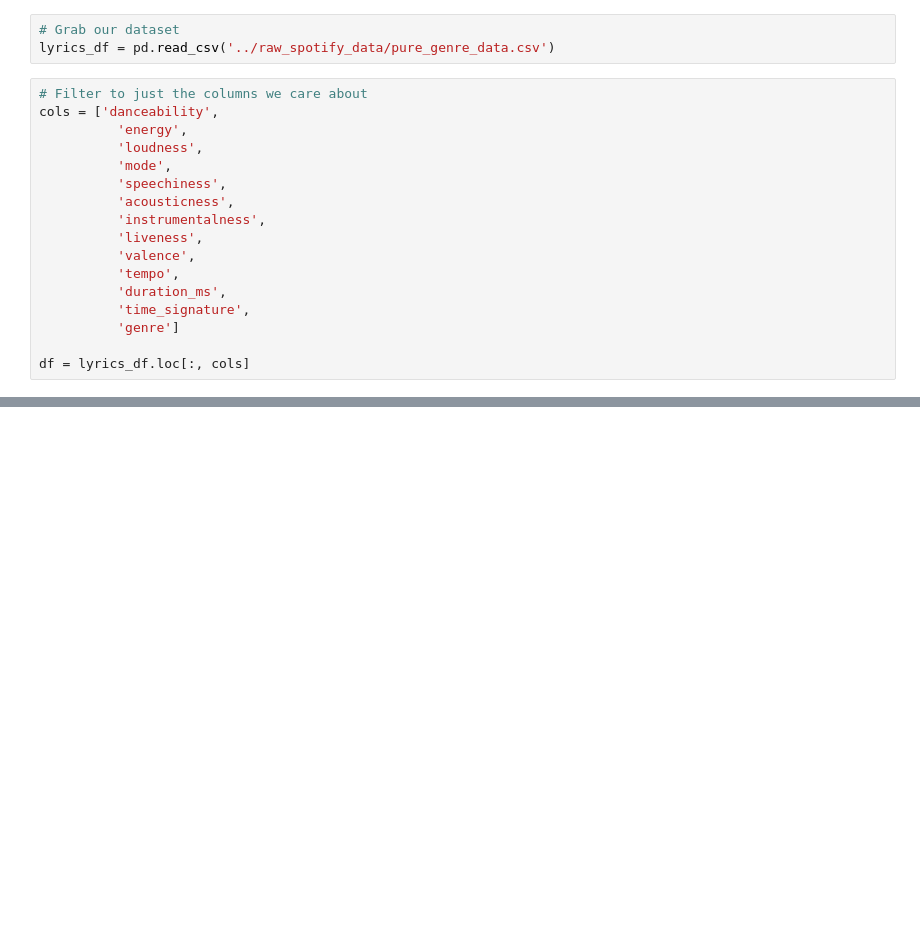
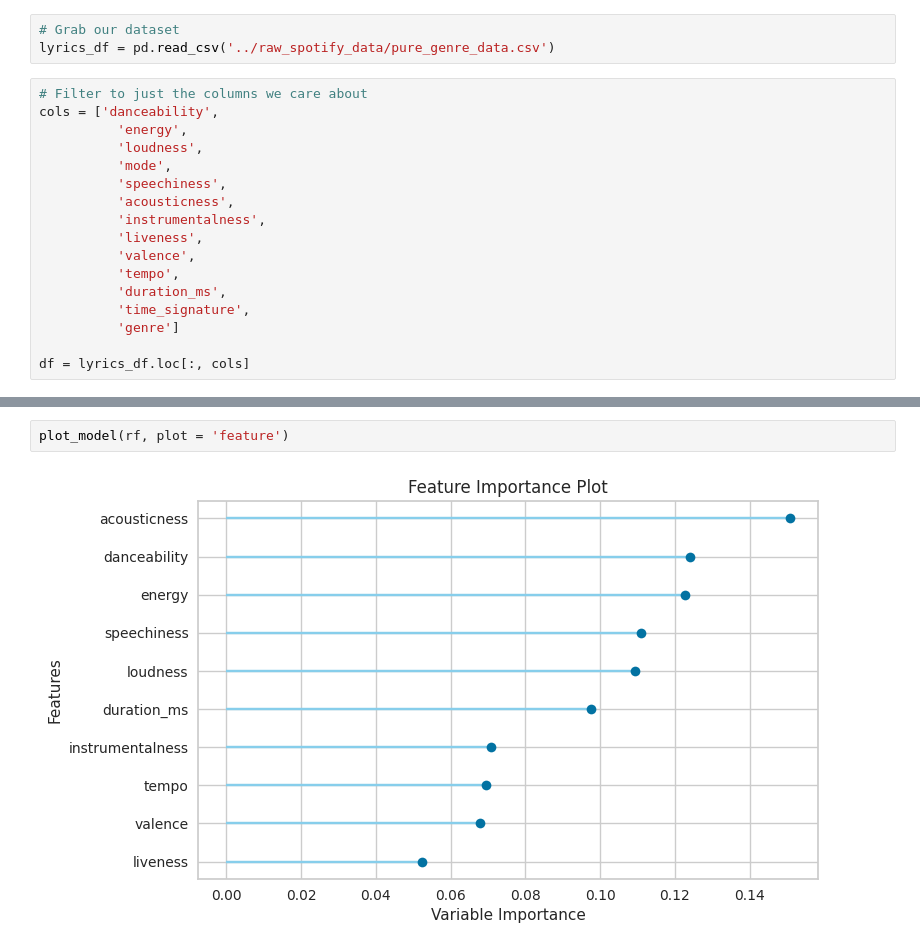
Before and after one commit to Cardoni15/694_spotify, a Jupyter notebook: supervised_learning/pycaret_classifier.ipynb, the cells around one changed output, grey strips where cells are left out. Saved outputs shown, nothing was run; the diff lists cells and outputs as text; blank space fills up the shorter version.

```diff
--- a/supervised_learning/pycaret_classifier.ipynb
+++ b/supervised_learning/pycaret_classifier.ipynb
@@ -222,0 +121,4 @@ AttributeError: 'numpy.float32' object has no attribute 'is_integer'
+# %%
+plot_model(rf, plot = 'feature')
+# %% [output]
+[figure, added]
```
Also changed, not shown: parts of 39 cells of this notebook, 2 other files.
